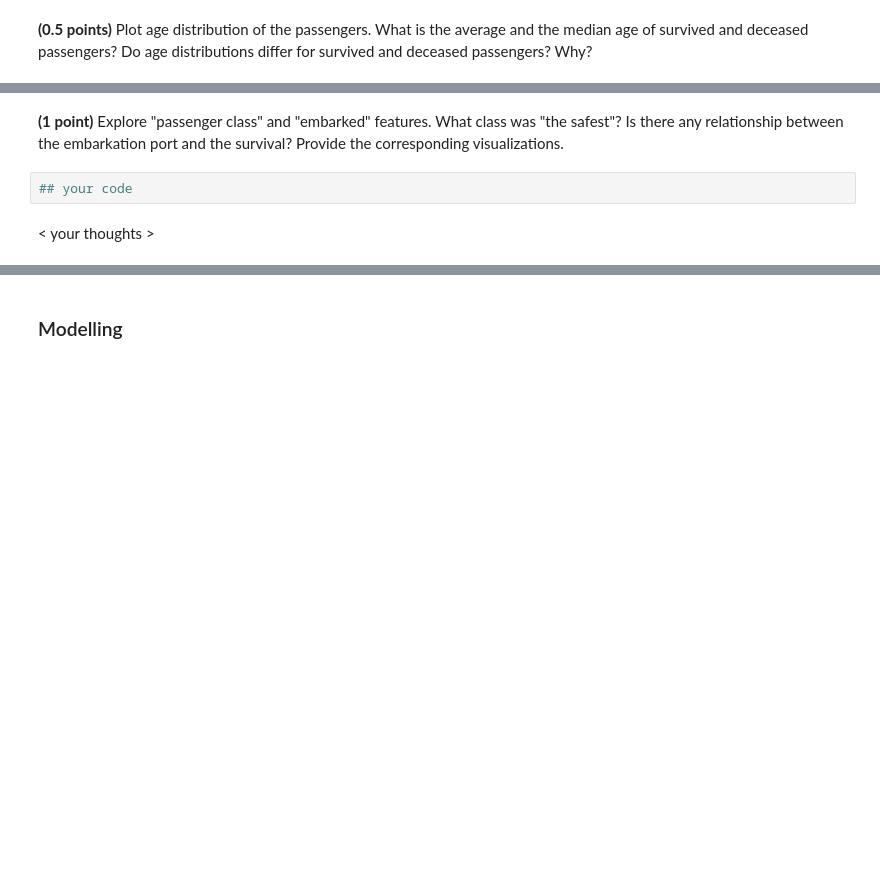
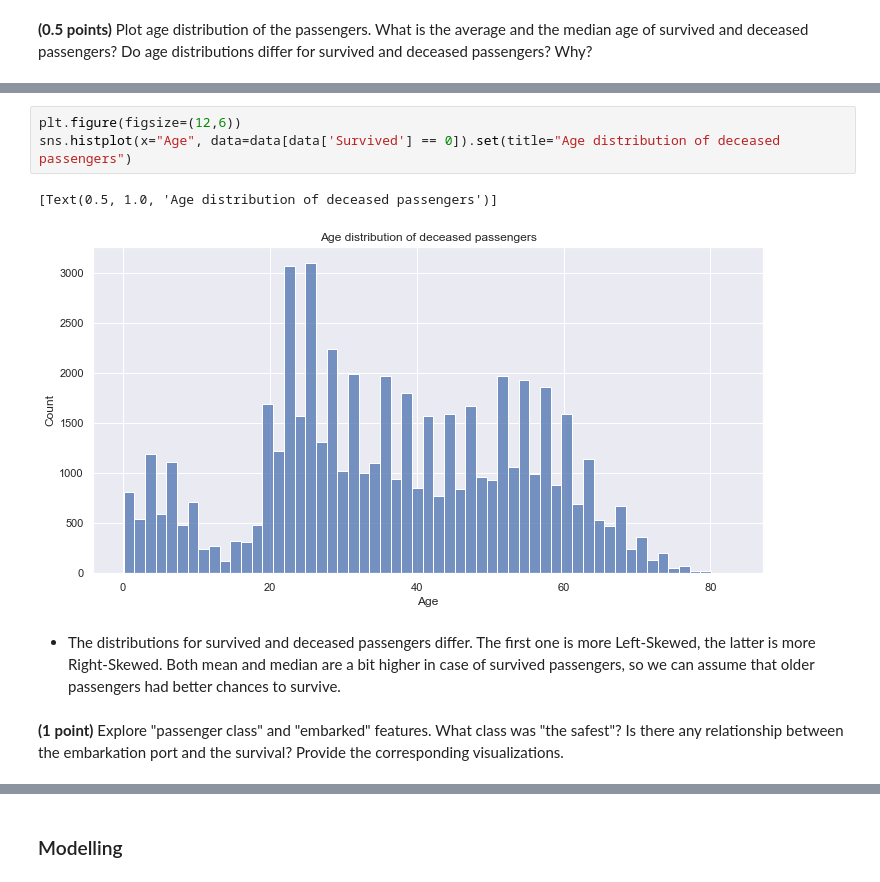
Before and after one commit to alsing/ml-intro-rs-school, a Jupyter notebook: 5 - Classification Linear KNN/hw_classification.ipynb, the cells around one changed output, grey strips where cells are left out. Cells and saved outputs as stored; diff of their text form; blank space fills up the shorter version.

```diff
--- a/5 - Classification Linear KNN/hw_classification.ipynb
+++ b/5 - Classification Linear KNN/hw_classification.ipynb
@@ -593,6 +617,10 @@ data.head()
+# %%
+plt.figure(figsize=(12,6))
+sns.histplot(x="Age", data=data[data['Survived'] == 0]).set(title="Age distribution of deceased passengers")
+# %% [output]
+[Text(0.5, 1.0, 'Age distribution of deceased passengers')]
+[figure, added]
+# %% [markdown]
+* The distributions for survived and deceased passengers differ. The first one is more Left-Skewed, the latter is more Right-Skewed. Both mean and median are a bit higher in case of survived passengers, so we can assume that older passengers had better chances to survive.
 # %% [markdown]
 **(1 point)** Explore "passenger class" and "embarked" features. What class was "the safest"? Is there any relationship between the embarkation port and the survival? Provide the corresponding visualizations.
-# %%
-## your code
-# %% [markdown]
-< your thoughts >
```
Also changed, not shown: parts of 15 cells of this notebook.
